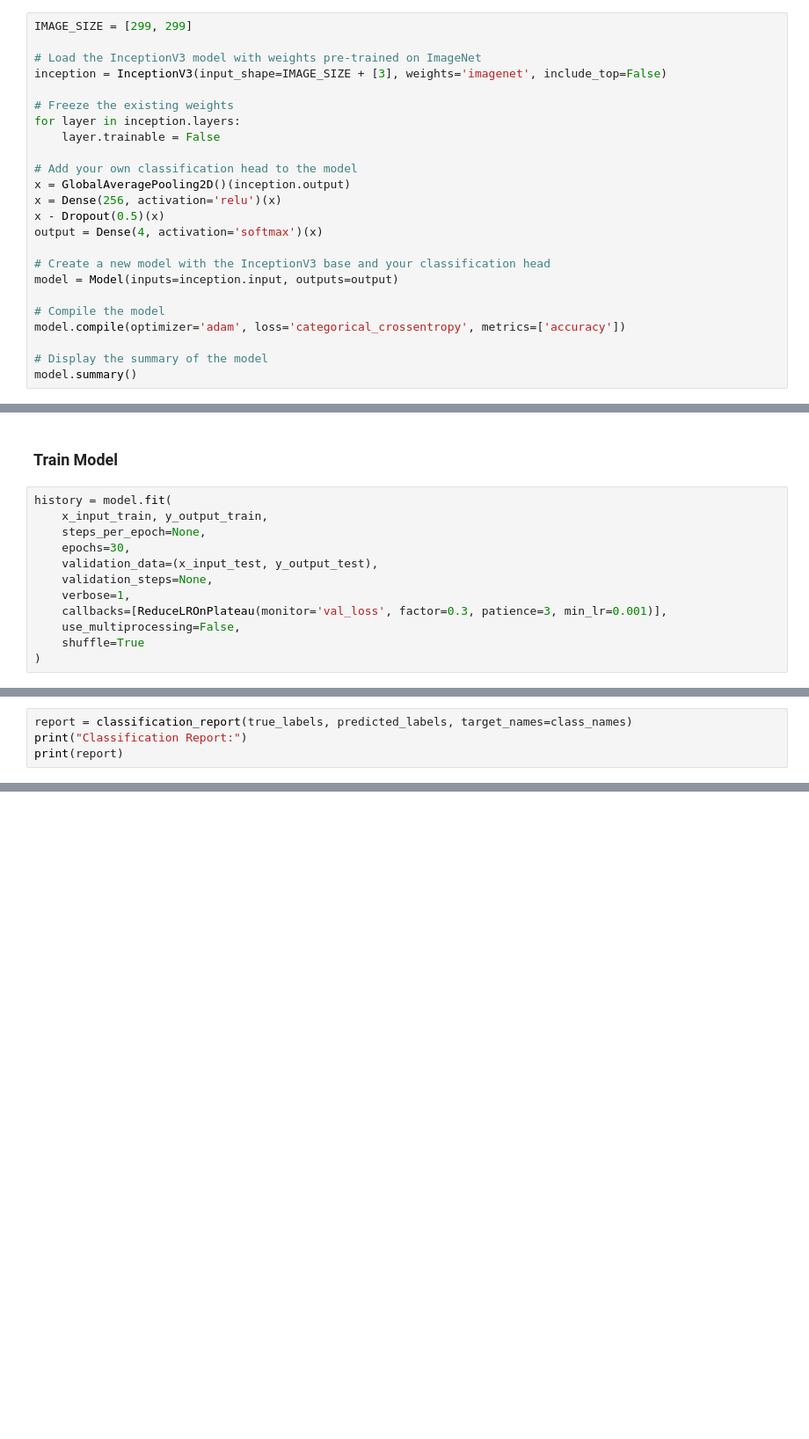
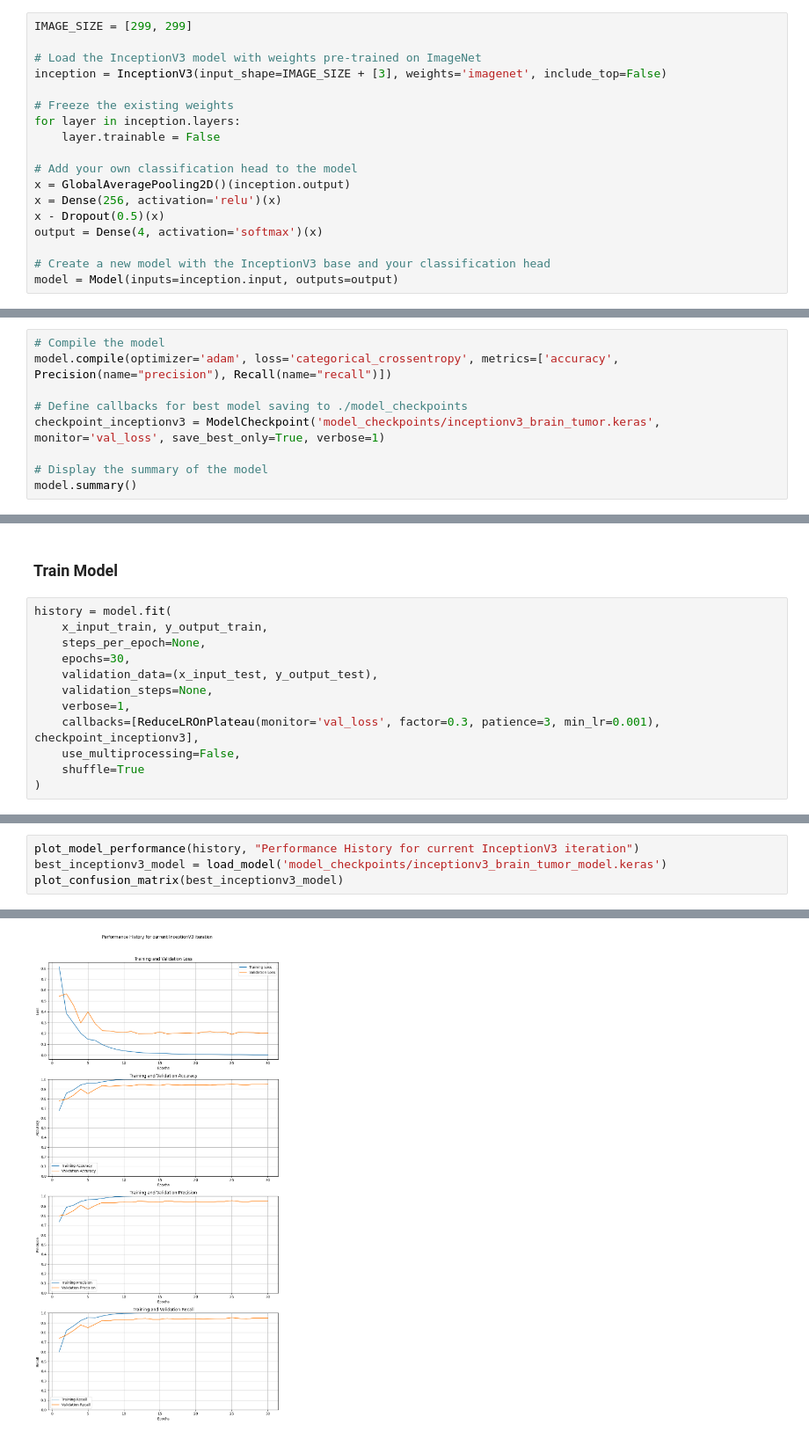
Before and after one commit to mtwchuang/CSC3009-Brain-Tumor-Detection, a Jupyter notebook: InceptionV3.ipynb, the cells around one changed output, grey strips where cells are left out. Shown: that part at 88% size. Drawn from its saved outputs; the diff is of its cells as text; blank space fills up the shorter version.

```diff
--- a/InceptionV3.ipynb
+++ b/InceptionV3.ipynb
@@ -184,9 +170,3 @@ output = Dense(4, activation='softmax')(x)
 
 # Create a new model with the InceptionV3 base and your classification head
 model = Model(inputs=inception.input, outputs=output)
-
-# Compile the model
-model.compile(optimizer='adam', loss='categorical_crossentropy', metrics=['accuracy'])
-
-# Display the summary of the model
-model.summary()
@@ -210,0 +173,9 @@ ________________________________________________________________________________
+# %%
+# Compile the model
+model.compile(optimizer='adam', loss='categorical_crossentropy', metrics=['accuracy', Precision(name="precision"), Recall(name="recall")])
+
+# Define callbacks for best model saving to ./model_checkpoints
+checkpoint_inceptionv3 = ModelCheckpoint('model_checkpoints/inceptionv3_brain_tumor.keras', monitor='val_loss', save_best_only=True, verbose=1)
+
+# Display the summary of the model
+model.summary()
@@ -218,7 +207,7 @@ history = model.fit(
     validation_data=(x_input_test, y_output_test),
     validation_steps=None,
     verbose=1,
-    callbacks=[ReduceLROnPlateau(monitor='val_loss', factor=0.3, patience=3, min_lr=0.001)],
+    callbacks=[ReduceLROnPlateau(monitor='val_loss', factor=0.3, patience=3, min_lr=0.001), checkpoint_inceptionv3],
     use_multiprocessing=False,
     shuffle=True
 )
@@ -299,4 +231,0 @@ plt.show()
-# %%
-report = classification_report(true_labels, predicted_labels, target_names=class_names)
-print("Classification Report:")
-print(report)
@@ -314,0 +345,5 @@ weighted avg       0.95      0.95      0.95       384
+# %%
+plot_model_performance(history, "Performance History for current InceptionV3 iteration")
+best_inceptionv3_model = load_model('model_checkpoints/inceptionv3_brain_tumor_model.keras')
+plot_confusion_matrix(best_inceptionv3_model)
+# %% [output]
@@ -314,0 +367 @@ weighted avg       0.95      0.95      0.95       384
+[figure, added]
```
Also changed, not shown: parts of 25 cells of this notebook, 3 other files.
